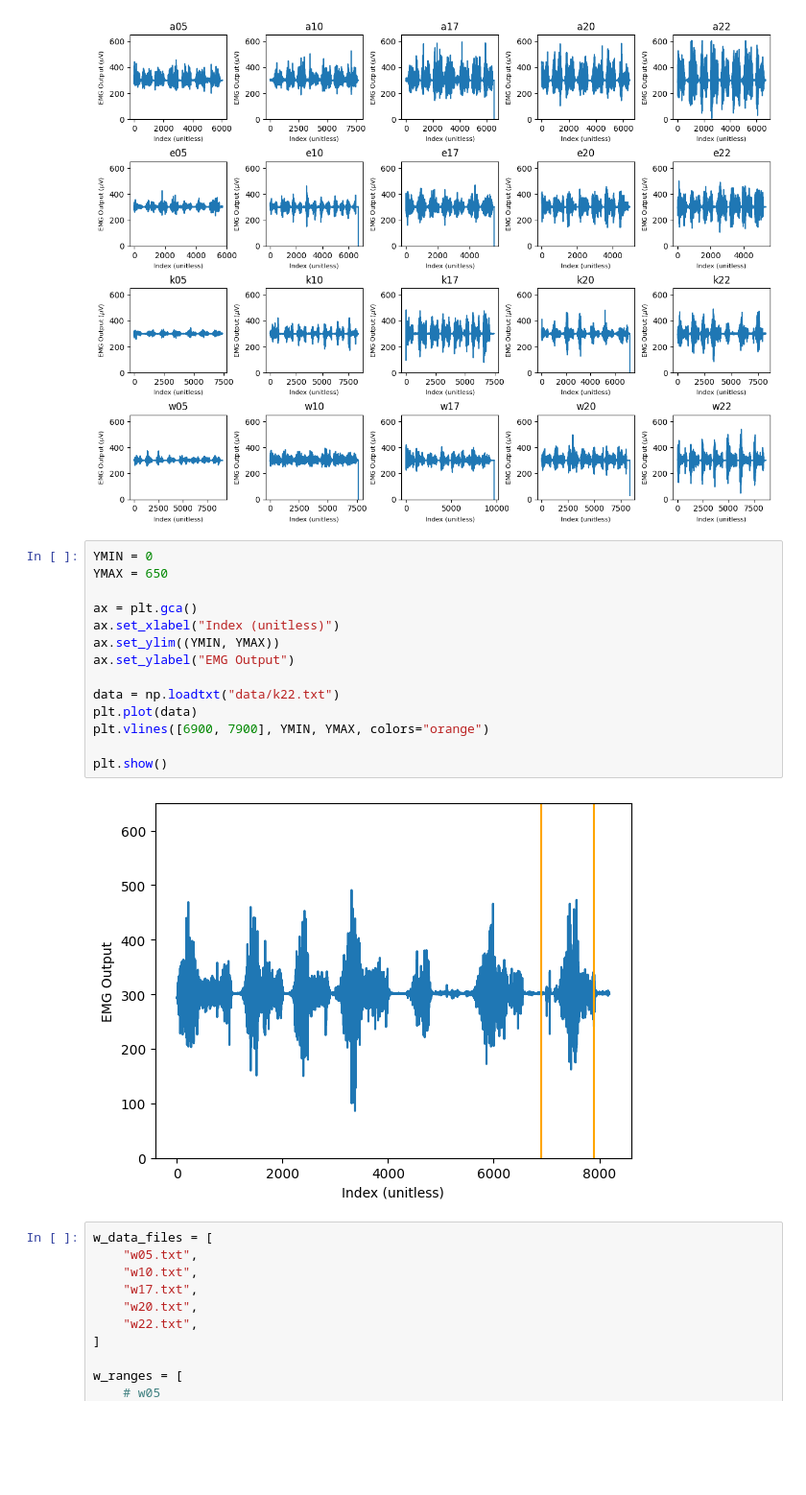
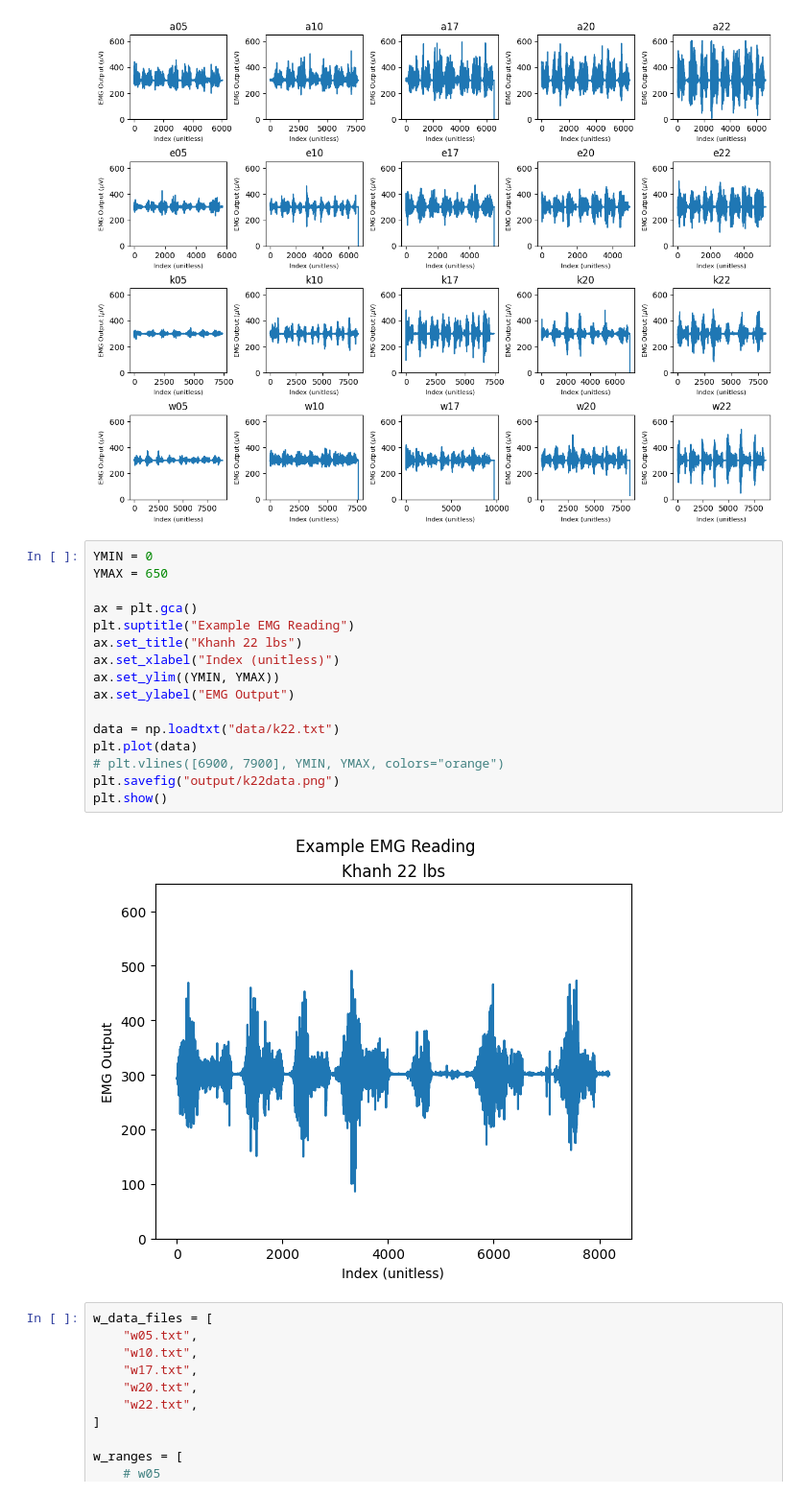
Before and after one commit to nouturnsign/physemg, a Jupyter notebook: preanalysis.ipynb, the cells around one changed output. Shown: that part at 96% size. Cells and saved outputs as stored; diff of their text form; blank space fills up the shorter version.

Commit message:
Add Khanh 22

```diff
--- a/preanalysis.ipynb
+++ b/preanalysis.ipynb
@@ -45,19 +45,21 @@ fig.show()
 # %%
 YMIN = 0
 YMAX = 650
 
 ax = plt.gca()
+plt.suptitle("Example EMG Reading")
+ax.set_title("Khanh 22 lbs")
 ax.set_xlabel("Index (unitless)")
 ax.set_ylim((YMIN, YMAX))
 ax.set_ylabel("EMG Output")
 
 data = np.loadtxt("data/k22.txt")
 plt.plot(data)
-plt.vlines([6900, 7900], YMIN, YMAX, colors="orange")
-
+# plt.vlines([6900, 7900], YMIN, YMAX, colors="orange")
+plt.savefig("output/k22data.png")
 plt.show()
 # %% [output]
-[figure, old version]
+[figure, new version]
 # %%
 w_data_files = [
     "w05.txt",
```
Also changed, not shown: 1 other file.
